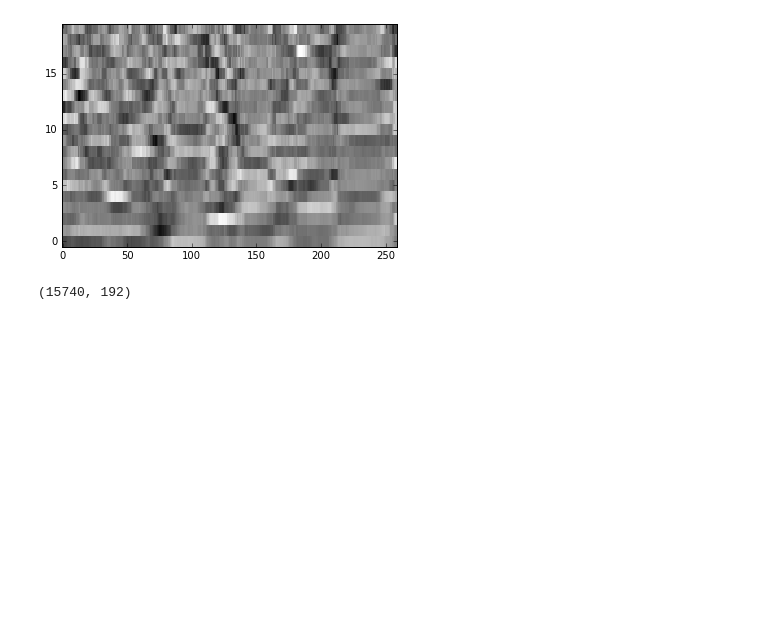
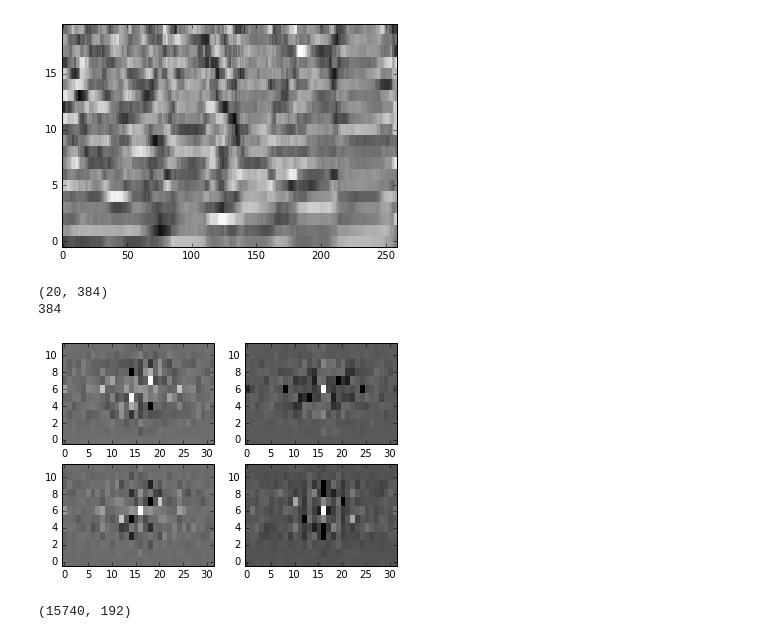
Before and after one commit to dpwe/elene4896, a Jupyter notebook: prac_matchchroma/chroma_2DFTM.ipynb, the cells around one changed output. Cells and saved outputs as stored; diff of their text form; code cells hidden in the pictures; blank space fills up the shorter version.

Commit message:
Added visualization of principal component bases.

```diff
--- a/prac_matchchroma/chroma_2DFTM.ipynb
+++ b/prac_matchchroma/chroma_2DFTM.ipynb
@@ -89,6 +89,17 @@ print(np.cumsum(pca.explained_variance_ratio_))
   0.8063029   0.8207345   0.8344319   0.84596767  0.85656317  0.86520144
   0.87352862  0.88097102]
 [figure]
+# %%
+# Plot the first four 2DFTM principal components.
+print(pca.components_.shape)
+print(frame_length * num_chroma)
+for i in xrange(4):
+    subplot(2, 2, i + 1)
+    my_imshow(np.fft.fftshift(np.reshape(pca.components_[i], (frame_length, num_chroma)).transpose()))
+# %% [output]
+(20, 384)
+384
+[figure, added]
 # %%
 # Run the separate code to build an entire matrix of beat-chroma-PCA.
 os.chdir('/Users/dpwe/Downloads/e4896/elene4896/prac_matchchroma')
```
Also changed, not shown: parts of 2 cells of this notebook.
